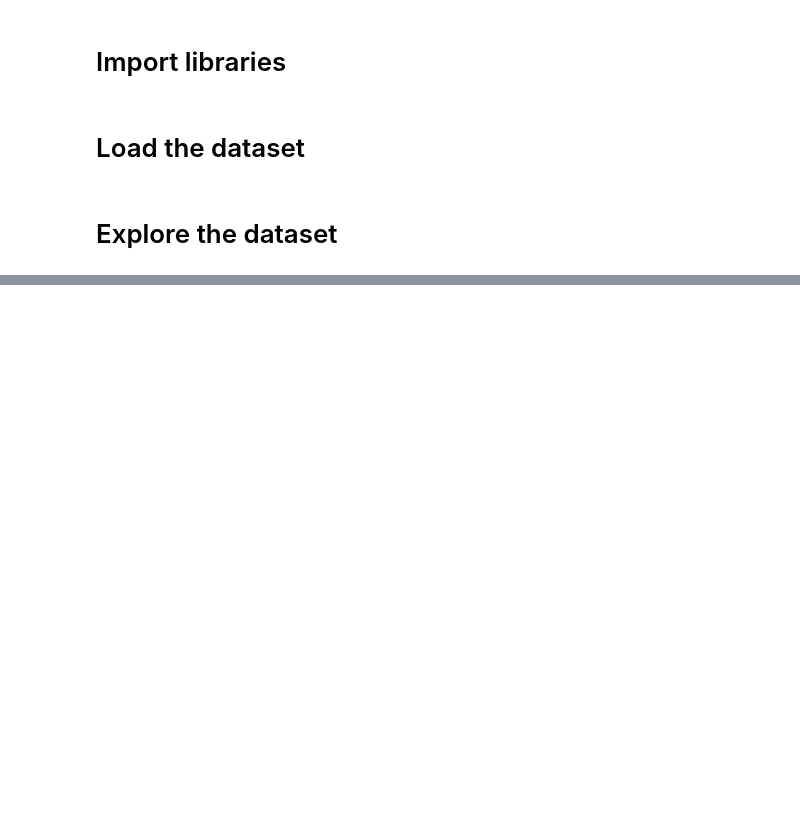
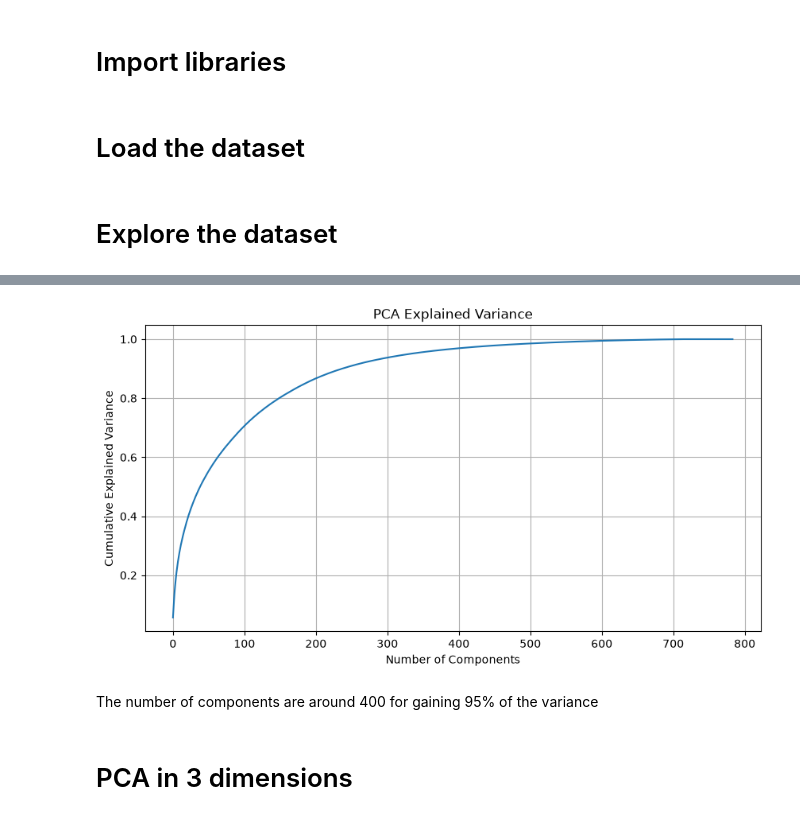
Before and after one commit to shy942/ML-exploration, a Jupyter notebook: notebooks/06_Dimensionality_Reduction.ipynb, the cells around one changed output, grey strips where cells are left out. Saved outputs shown, nothing was run; the diff lists cells and outputs as text; code cells hidden in the pictures; blank space fills up the shorter version.

Commit message:
06_Dimensionality_Reduction.ipynb is updated

```diff
--- a/notebooks/06_Dimensionality_Reduction.ipynb
+++ b/notebooks/06_Dimensionality_Reduction.ipynb
@@ -40,0 +76,3 @@ y.shape
+# %%
+scaler = StandardScaler()
+X_scaled = scaler.fit_transform(X)
@@ -40,0 +81,3 @@ y.shape
+# %%
+pca = PCA()
+X_pca = pca.fit_transform(X_scaled)
@@ -40,0 +88,23 @@ y.shape
+# %%
+# Explained variance
+variance = pca.explained_variance_ratio_
+# %%
+# Comulative variance
+# The goal of calculating cumulative variance is to find the cutoff point. For example, the first 30
+#  ]components capture 95% of the total variance.
+comulative = np.cumsum(variance)
+# %%
+plt.figure(figsize=(10,5))
+plt.plot(comulative)
+plt.xlabel("Number of Components")
+plt.ylabel("Cumulative Explained Variance")
+
+plt.title("PCA Explained Variance")
+
+plt.grid(True)
+# %% [output]
+[figure, added]
+# %% [markdown]
+The number of components are around 400 for gaining 95% of the variance
+# %% [markdown]
+# PCA in 3 dimensions
```
Also changed, not shown: parts of 13 cells of this notebook, 1 other file.
